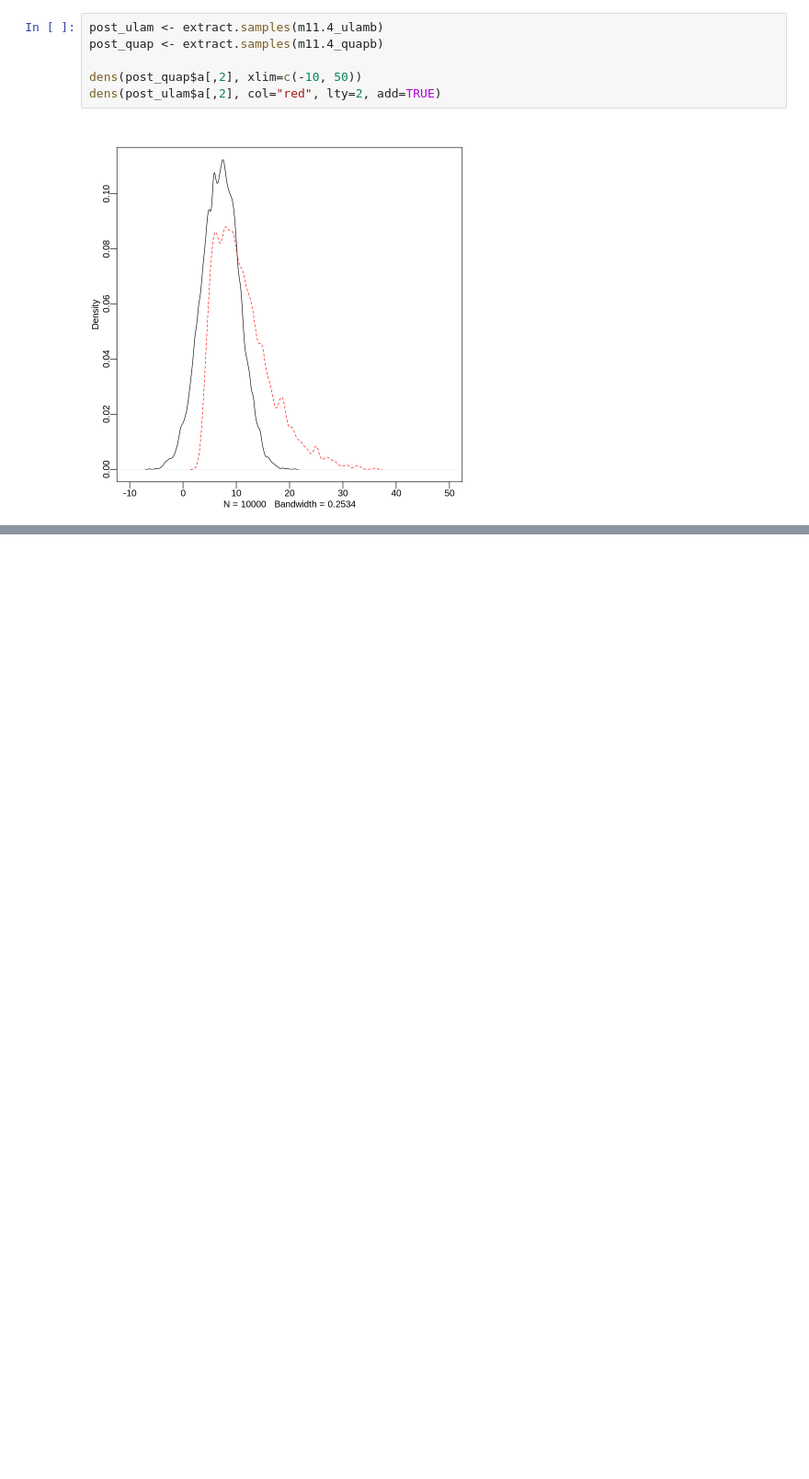
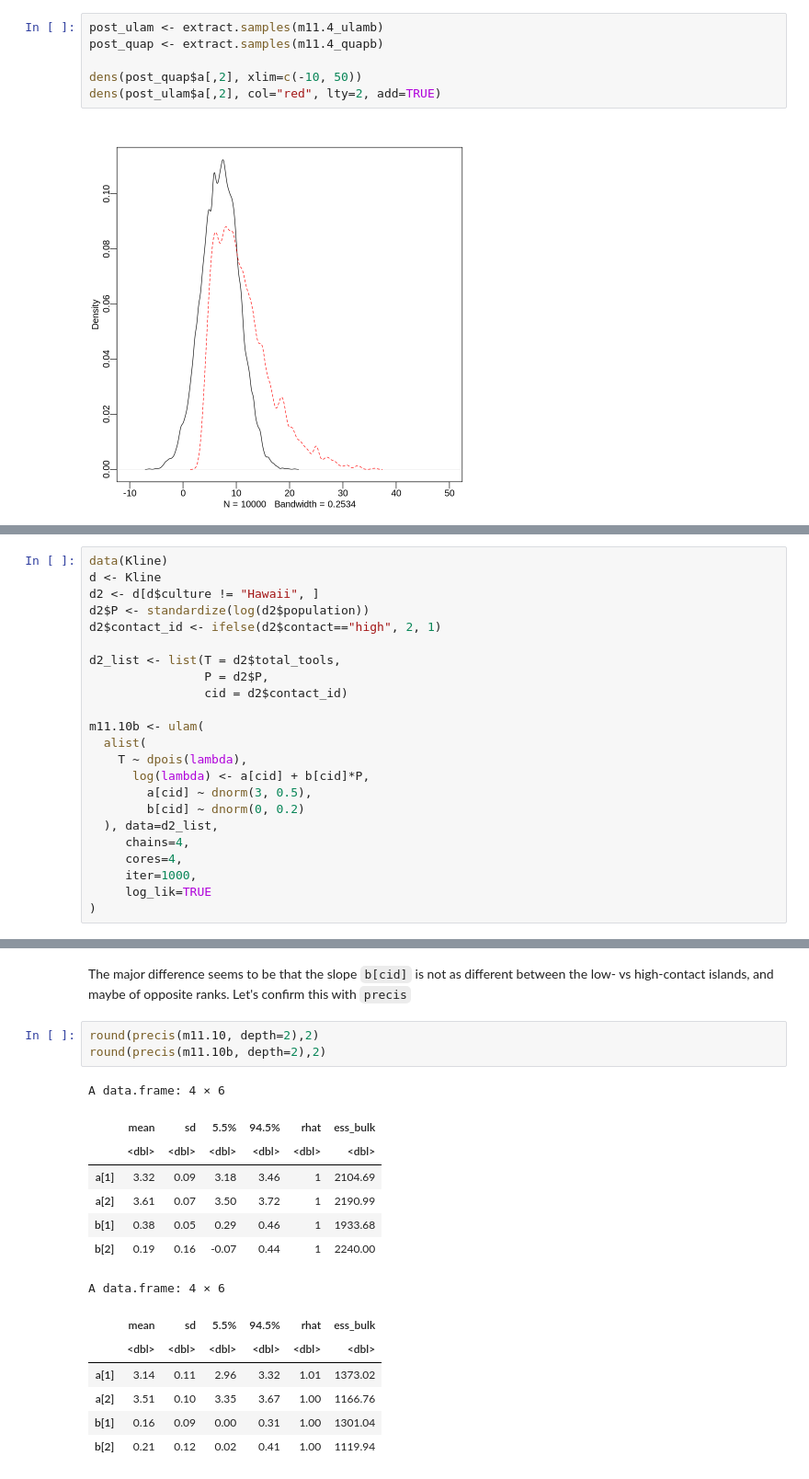
Before and after one commit to nicklausmillican/StatisticalRethinkingIISolutions, a Jupyter notebook: StatisticalRethinkingSolutions2_Ch11.ipynb, the cells around one changed output, grey strips where cells are left out. Shown: that part at 92% size. Drawn from its saved outputs; the diff is of its cells as text; blank space fills up the shorter version.

```diff
--- a/StatisticalRethinkingSolutions2_Ch11.ipynb
+++ b/StatisticalRethinkingSolutions2_Ch11.ipynb
@@ -531,0 +580,23 @@ dens(post_ulam$a[,2], col="red", lty=2, add=TRUE)
+# %%
+data(Kline)
+d <- Kline
+d2 <- d[d$culture != "Hawaii", ]
+d2$P <- standardize(log(d2$population))
+d2$contact_id <- ifelse(d2$contact=="high", 2, 1)
+
+d2_list <- list(T = d2$total_tools,
+                P = d2$P,
+                cid = d2$contact_id)
+
+m11.10b <- ulam(
+  alist(
+    T ~ dpois(lambda),
+      log(lambda) <- a[cid] + b[cid]*P,
+        a[cid] ~ dnorm(3, 0.5),
+        b[cid] ~ dnorm(0, 0.2)
+  ), data=d2_list,
+     chains=4,
+     cores=4,
+     iter=1000,
+     log_lik=TRUE
+)
@@ -531,0 +679,20 @@ dens(post_ulam$a[,2], col="red", lty=2, add=TRUE)
+# %% [markdown]
+The major difference seems to be that the slope `b[cid]` is not as different between the low- vs high-contact islands, and maybe of opposite ranks.  Let's confirm this with `precis`
+# %%
+round(precis(m11.10, depth=2),2)
+round(precis(m11.10b, depth=2),2)
+# %% [output]
+A data.frame: 4 × 6
+|  | mean | sd | 5.5% | 94.5% | rhat | ess_bulk |
+|  | <dbl> | <dbl> | <dbl> | <dbl> | <dbl> | <dbl> |
+| a[1] | 3.32 | 0.09 | 3.18 | 3.46 | 1 | 2104.69 |
+| a[2] | 3.61 | 0.07 | 3.50 | 3.72 | 1 | 2190.99 |
+| b[1] | 0.38 | 0.05 | 0.29 | 0.46 | 1 | 1933.68 |
+| b[2] | 0.19 | 0.16 | -0.07 | 0.44 | 1 | 2240.00 |
+A data.frame: 4 × 6
+|  | mean | sd | 5.5% | 94.5% | rhat | ess_bulk |
+|  | <dbl> | <dbl> | <dbl> | <dbl> | <dbl> | <dbl> |
+| a[1] | 3.14 | 0.11 | 2.96 | 3.32 | 1.01 | 1373.02 |
+| a[2] | 3.51 | 0.10 | 3.35 | 3.67 | 1.00 | 1166.76 |
+| b[1] | 0.16 | 0.09 | 0.00 | 0.31 | 1.00 | 1301.04 |
+| b[2] | 0.21 | 0.12 | 0.02 | 0.41 | 1.00 | 1119.94 |
```
Also changed, not shown: parts of 9 cells of this notebook.
